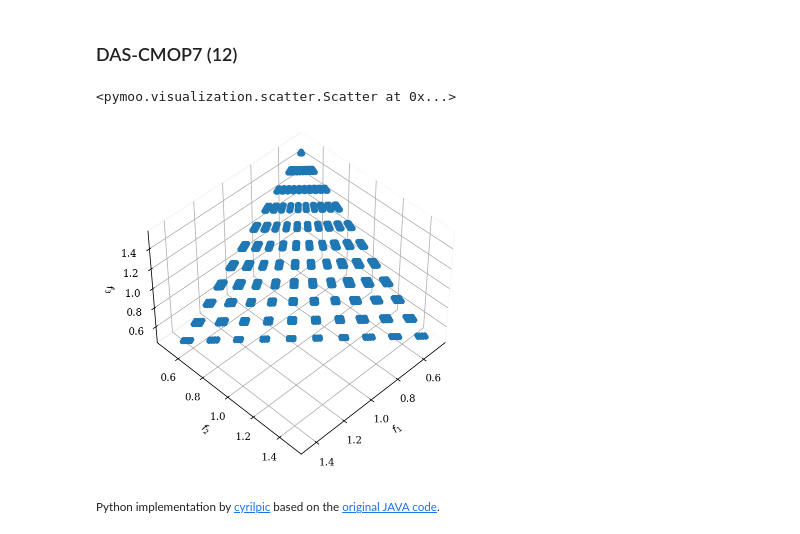
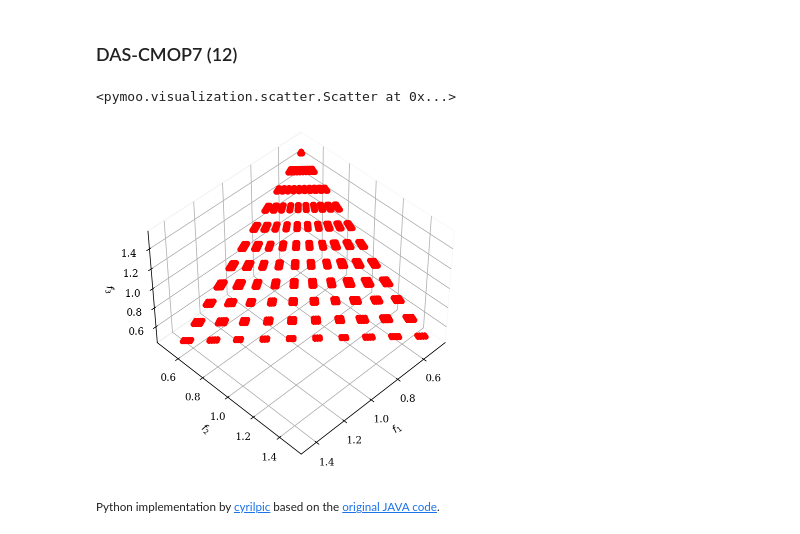
Before and after one commit to anyoptimization/pymoo-doc, a Jupyter notebook: source/problems/constrained/dascmop.ipynb, the cells around one changed output. Saved outputs shown, nothing was run; the diff lists cells and outputs as text; code cells hidden in the pictures.

```diff
--- a/source/problems/constrained/dascmop.ipynb
+++ b/source/problems/constrained/dascmop.ipynb
@@ -32,10 +32,10 @@ plot(problem.pareto_front(), no_fill=True)
 # %%
 from pymoo.factory import get_problem, get_visualization
 
 pf = get_problem("dascmop7", 12).pareto_front()
-get_visualization("scatter", angle=(45,45)).add(pf).show()
+get_visualization("scatter", angle=(45,45)).add(pf, color="red").show()
 # %% [output]
 <pymoo.visualization.scatter.Scatter at 0x...>
-[figure, old version]
+[figure, new version]
 # %% [markdown]
 <sub>Python implementation by [cyrilpic](https://github.com/cyrilpic) based on the [original JAVA code](http://imagelab.stu.edu.cn/Content.aspx?type=content&Content_ID=1310).</sub>
```
Also changed, not shown: 17 other files.
